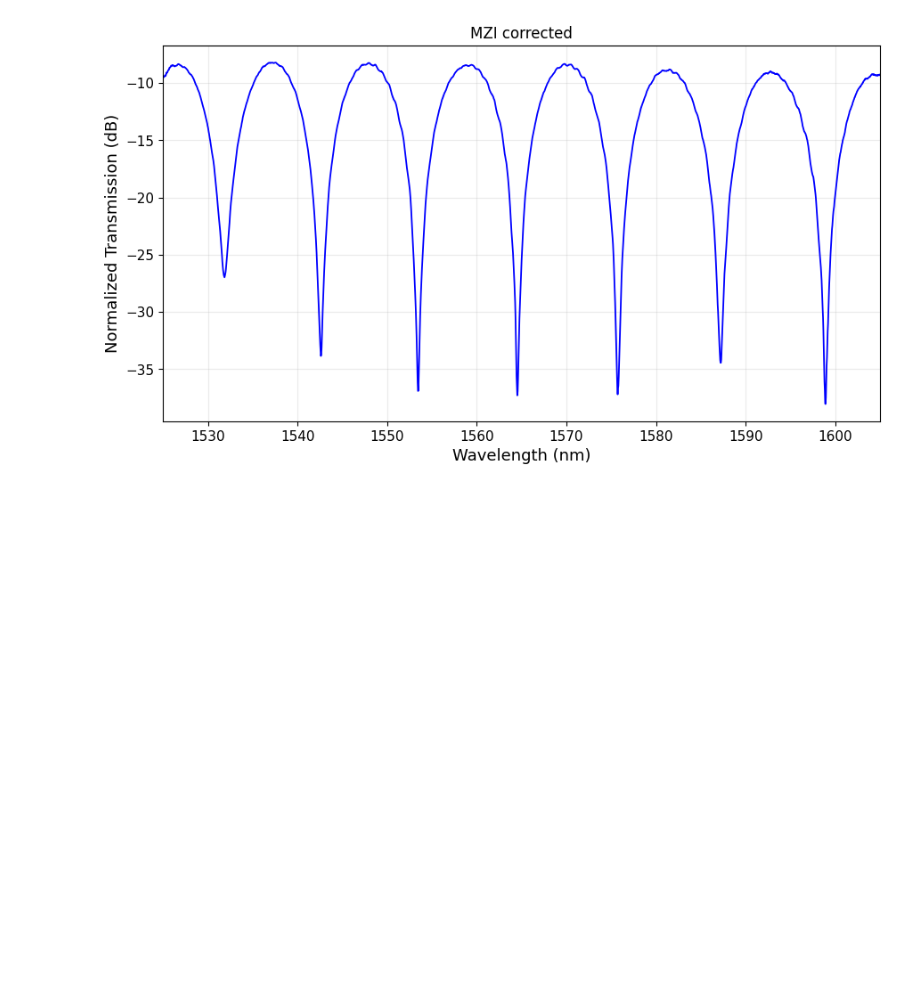
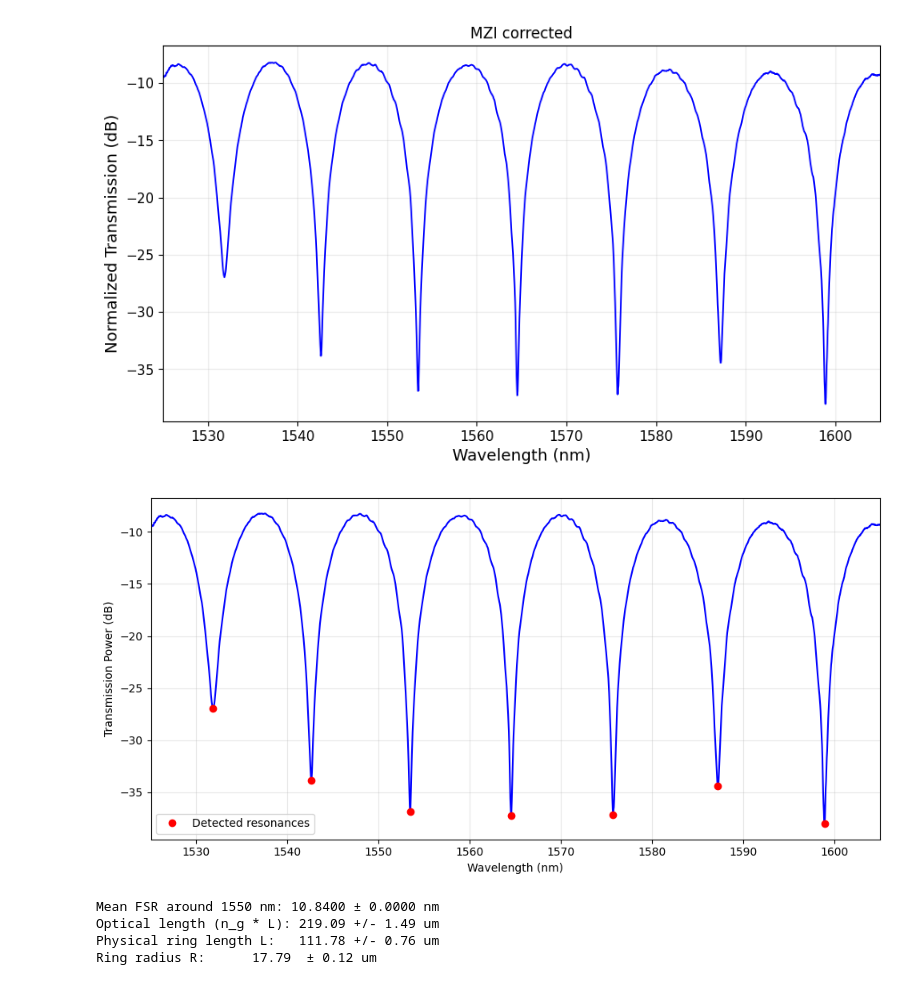
Before and after one commit to DBAEASE/programable, a Jupyter notebook: FabTest.ipynb, the cells around one changed output. Saved outputs shown, nothing was run; the diff lists cells and outputs as text; code cells hidden in the pictures; blank space fills up the shorter version.

```diff
--- a/FabTest.ipynb
+++ b/FabTest.ipynb
@@ -661,3 +665,41 @@ plt.show()
 # %% [output]
 <Figure size 1000x500 with 0 Axes>
 [figure]
+# %%
+resonance_dips, _ = find_peaks(-power_mzi_corrected, prominence=0.3, distance=5)
+wl_res = wavelength[resonance_dips]
+
+# Local FSR [nm] and center wavelengths [nm] between consecutive resonances
+fsr_nm = np.diff(wl_res)
+wl_center = 0.5 * (wl_res[:-1] + wl_res[1:])
+
+# Optical path length n_g * L in micrometers [um]
+ng_L_um = (wl_center**2 / fsr_nm) * 1e-3
+
+# Plot detected resonances
+plt.figure(figsize=(10, 5))
+plt.plot(wavelength,power_mzi_corrected, "b-")
+plt.plot(wl_res,power_mzi_corrected[resonance_dips],
+         "ro", label="Detected resonances")
+plt.xlabel("Wavelength (nm)")
+plt.ylabel("Transmission Power (dB)")
+plt.legend()
+plt.xlim(1525,1605)
+plt.grid(True, alpha=0.3)
+plt.tight_layout()
+plt.show()
+
+# Provide your platform's group index at 1550 nm
+n_g = 1.96  # <-- Replace with your waveguide's group index
+L_um = ng_L_um / n_g
+
+print(f"Mean FSR around 1550 nm: {np.mean(fsr_nm[(wl_center > 1545) & (wl_center < 1555)]):.4f} ± {np.std(fsr_nm[(wl_center > 1545) & (wl_center < 1555)]):.4f} nm")
+print(f"Optical length (n_g * L): {np.mean(ng_L_um):.2f} +/- {np.std(ng_L_um):.2f} um")
+print(f"Physical ring length L:   {np.mean(L_um):.2f} +/- {np.std(L_um):.2f} um")
+print(f"Ring radius R:      {np.mean(L_um) / (2 * np.pi):.2f}  ± {1/(2*np.pi)*np.std(L_um):.2f} um")
+# %% [output]
+[figure, added]
+Mean FSR around 1550 nm: 10.8400 ± 0.0000 nm
+Optical length (n_g * L): 219.09 +/- 1.49 um
+Physical ring length L:   111.78 +/- 0.76 um
+Ring radius R:      17.79  ± 0.12 um
```
Also changed, not shown: parts of 6 cells of this notebook, 1 other file.
